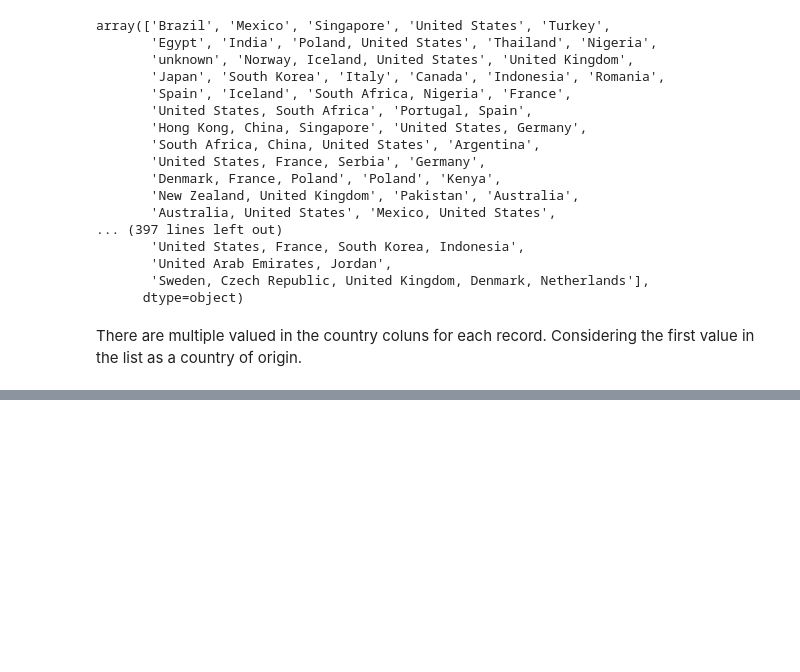
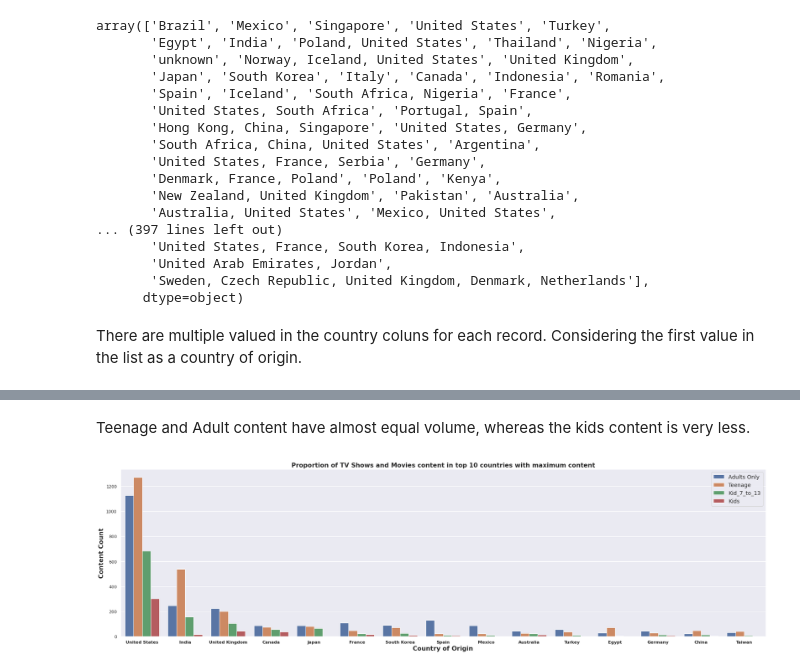
Before and after one commit to shetehm/NETFLIX-MOVIES-AND-TV-SHOWS-CLUSTERING, a Jupyter notebook: Individual_Colab_NETFLIX_MOVIES_AND_TV_SHOWS_CLUSTERING.ipynb, the cells around one changed output, grey strips where cells are left out. Cells and saved outputs as stored; diff of their text form; code cells hidden in the pictures; blank space fills up the shorter version.

```diff
--- a/Individual_Colab_NETFLIX_MOVIES_AND_TV_SHOWS_CLUSTERING.ipynb
+++ b/Individual_Colab_NETFLIX_MOVIES_AND_TV_SHOWS_CLUSTERING.ipynb
@@ -337,0 +464,15 @@ for p in graph:
+# %% [markdown]
+Teenage and Adult content have almost equal volume, whereas the kids content is very less.
+# %%
+#Proportion of age-wise content in top 10 countries with maximum content
+sns.set()
+plt.figure(figsize=(30,8))
+ax=sns.countplot(x="origin_Country",data= netflix_df,hue= "appropriate_For",order = netflix_df['origin_Country'].value_counts().index[0:15])
+plt.xticks(weight='bold')
+plt.xlabel('Country of Origin', weight='bold', fontsize=16)
+plt.ylabel('Content Count', weight='bold', fontsize=16)
+plt.title("Proportion of TV Shows and Movies content in top 10 countries with maximum content", weight='bold', fontsize=16)
+plt.legend(loc='upper right', fontsize=14)
+plt.show()
+# %% [output]
+[figure, added]
```
Also changed, not shown: parts of 20 cells of this notebook.
